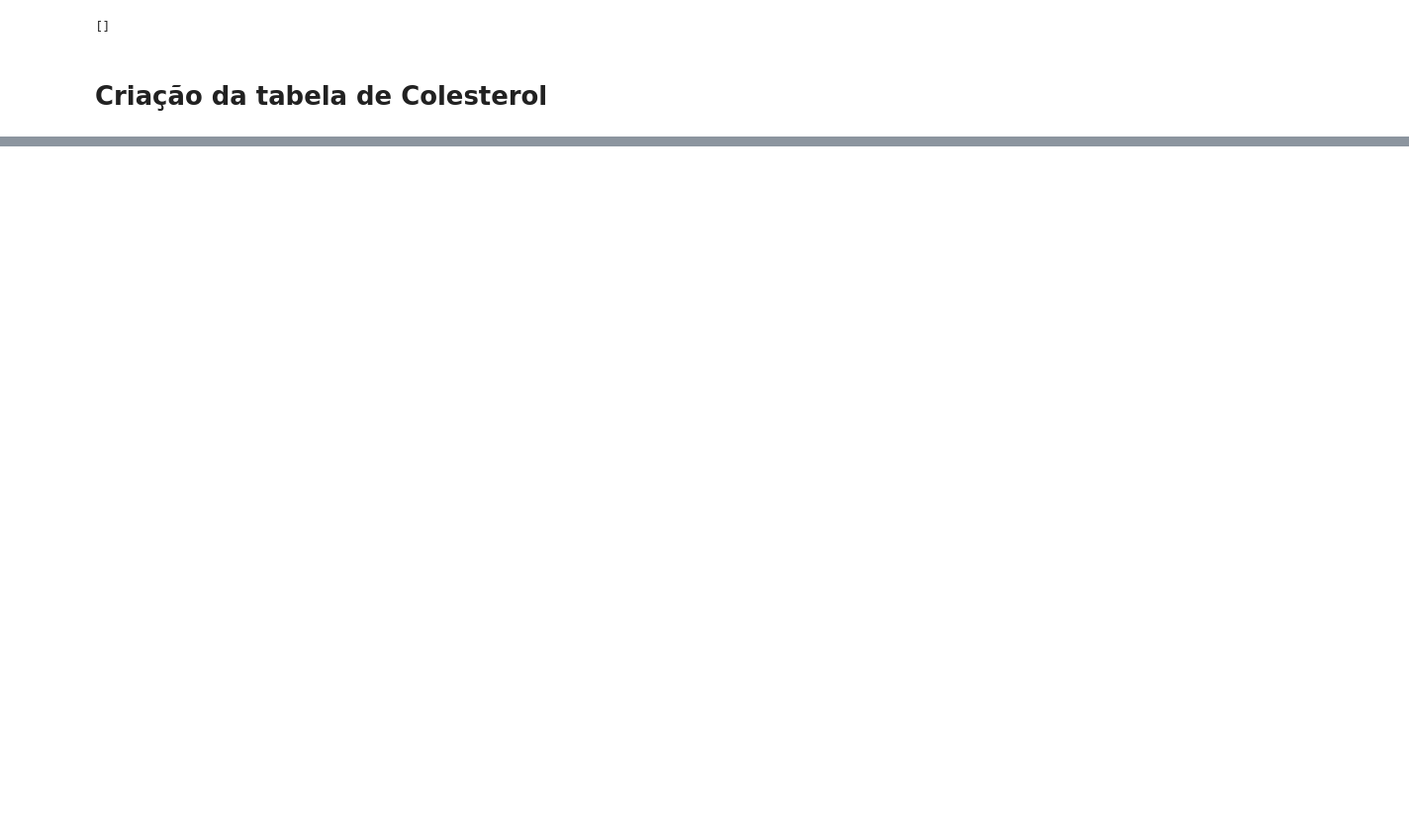
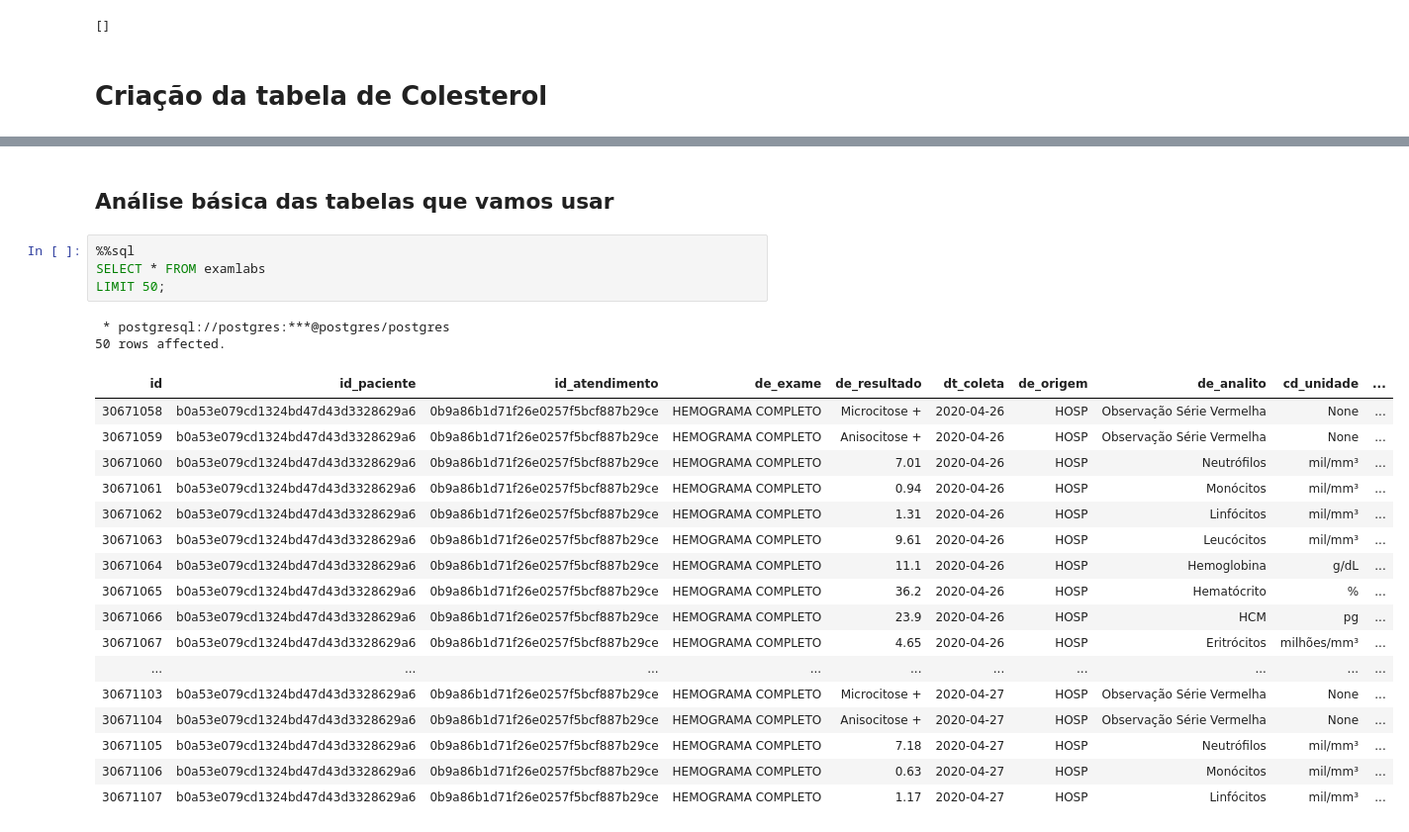
Before and after one commit to de-abreu/data-mining, a Jupyter notebook: notebooks/03-SQL-Analitico-Window-Functions/analise_colesterol.ipynb, the cells around one changed output, grey strips where cells are left out. Shown: that part at 99% size. Saved outputs shown, nothing was run; the diff lists cells and outputs as text; blank space fills up the shorter version.

```diff
--- a/notebooks/03-SQL-Analitico-Window-Functions/analise_colesterol.ipynb
+++ b/notebooks/03-SQL-Analitico-Window-Functions/analise_colesterol.ipynb
@@ -222,0 +187,26 @@ LIMIT 10;]
+# %% [markdown]
+## Análise básica das tabelas que vamos usar
+# %%
+%%sql
+SELECT * FROM examlabs
+LIMIT 50;
+# %% [output]
+ * postgresql://postgres:***@postgres/postgres
+50 rows affected.
+| id | id_paciente | id_atendimento | de_exame | de_resultado | dt_coleta | de_origem | de_analito | cd_unidade | ... |
+| 30671058 | b0a53e079cd1324bd47d43d3328629a6 | 0b9a86b1d71f26e0257f5bcf887b29ce | HEMOGRAMA COMPLETO | Microcitose + | 2020-04-26 | HOSP | Observação Série Vermelha | None | ... |
+| 30671059 | b0a53e079cd1324bd47d43d3328629a6 | 0b9a86b1d71f26e0257f5bcf887b29ce | HEMOGRAMA COMPLETO | Anisocitose + | 2020-04-26 | HOSP | Observação Série Vermelha | None | ... |
+| 30671060 | b0a53e079cd1324bd47d43d3328629a6 | 0b9a86b1d71f26e0257f5bcf887b29ce | HEMOGRAMA COMPLETO | 7.01 | 2020-04-26 | HOSP | Neutrófilos | mil/mm³ | ... |
+| 30671061 | b0a53e079cd1324bd47d43d3328629a6 | 0b9a86b1d71f26e0257f5bcf887b29ce | HEMOGRAMA COMPLETO | 0.94 | 2020-04-26 | HOSP | Monócitos | mil/mm³ | ... |
+| 30671062 | b0a53e079cd1324bd47d43d3328629a6 | 0b9a86b1d71f26e0257f5bcf887b29ce | HEMOGRAMA COMPLETO | 1.31 | 2020-04-26 | HOSP | Linfócitos | mil/mm³ | ... |
+| 30671063 | b0a53e079cd1324bd47d43d3328629a6 | 0b9a86b1d71f26e0257f5bcf887b29ce | HEMOGRAMA COMPLETO | 9.61 | 2020-04-26 | HOSP | Leucócitos | mil/mm³ | ... |
+| 30671064 | b0a53e079cd1324bd47d43d3328629a6 | 0b9a86b1d71f26e0257f5bcf887b29ce | HEMOGRAMA COMPLETO | 11.1 | 2020-04-26 | HOSP | Hemoglobina | g/dL | ... |
+| 30671065 | b0a53e079cd1324bd47d43d3328629a6 | 0b9a86b1d71f26e0257f5bcf887b29ce | HEMOGRAMA COMPLETO | 36.2 | 2020-04-26 | HOSP | Hematócrito | % | ... |
+| 30671066 | b0a53e079cd1324bd47d43d3328629a6 | 0b9a86b1d71f26e0257f5bcf887b29ce | HEMOGRAMA COMPLETO | 23.9 | 2020-04-26 | HOSP | HCM | pg | ... |
+| 30671067 | b0a53e079cd1324bd47d43d3328629a6 | 0b9a86b1d71f26e0257f5bcf887b29ce | HEMOGRAMA COMPLETO | 4.65 | 2020-04-26 | HOSP | Eritrócitos | milhões/mm³ | ... |
+| ... | ... | ... | ... | ... | ... | ... | ... | ... | ... |
+| 30671103 | b0a53e079cd1324bd47d43d3328629a6 | 0b9a86b1d71f26e0257f5bcf887b29ce | HEMOGRAMA COMPLETO | Microcitose + | 2020-04-27 | HOSP | Observação Série Vermelha | None | ... |
+| 30671104 | b0a53e079cd1324bd47d43d3328629a6 | 0b9a86b1d71f26e0257f5bcf887b29ce | HEMOGRAMA COMPLETO | Anisocitose + | 2020-04-27 | HOSP | Observação Série Vermelha | None | ... |
+| 30671105 | b0a53e079cd1324bd47d43d3328629a6 | 0b9a86b1d71f26e0257f5bcf887b29ce | HEMOGRAMA COMPLETO | 7.18 | 2020-04-27 | HOSP | Neutrófilos | mil/mm³ | ... |
+| 30671106 | b0a53e079cd1324bd47d43d3328629a6 | 0b9a86b1d71f26e0257f5bcf887b29ce | HEMOGRAMA COMPLETO | 0.63 | 2020-04-27 | HOSP | Monócitos | mil/mm³ | ... |
+| 30671107 | b0a53e079cd1324bd47d43d3328629a6 | 0b9a86b1d71f26e0257f5bcf887b29ce | HEMOGRAMA COMPLETO | 1.17 | 2020-04-27 | HOSP | Linfócitos | mil/mm³ | ... |
```
Also changed, not shown: parts of 26 cells of this notebook.
